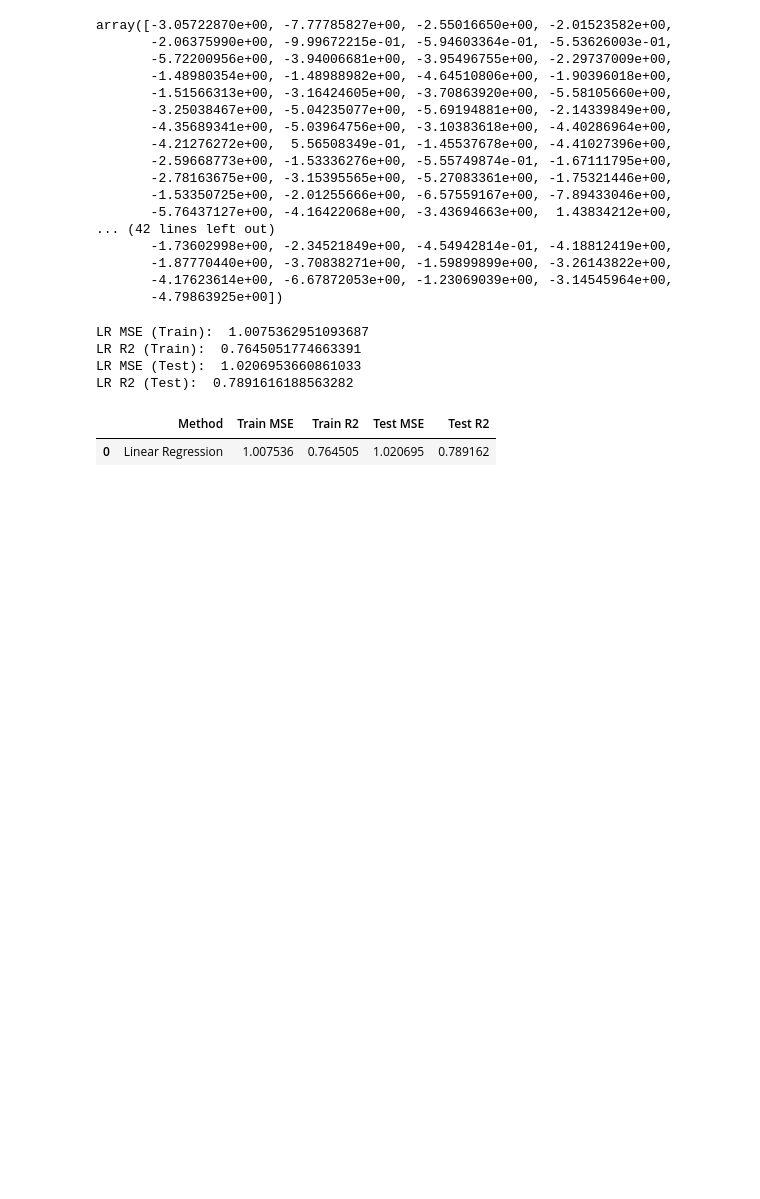
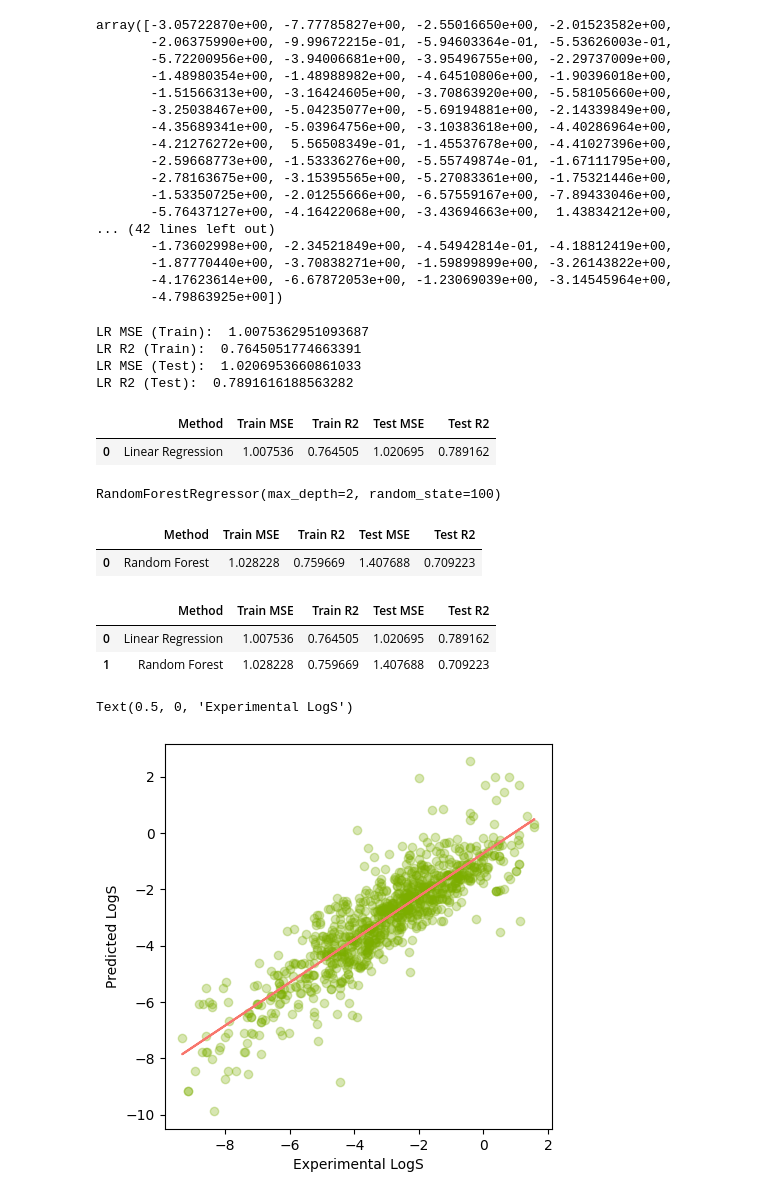
Before and after one commit to Beelzebuddie/simple_ml, a Jupyter notebook: first-ml-project.ipynb, the cells around one changed output. Saved outputs shown, nothing was run; the diff lists cells and outputs as text; code cells hidden in the pictures; blank space fills up the shorter version.

```diff
--- a/first-ml-project.ipynb
+++ b/first-ml-project.ipynb
@@ -178,0 +179,9 @@ lr_results
+# %%
+## Random Forest
+### training the model
+from sklearn.ensemble import RandomForestRegressor # if the Y variable is countable we use RandomForestRegressor. If it is categorical we use RandomForestClassifier
+
+rf = RandomForestRegressor(max_depth=2, random_state=100) # max_depth is the depth of the tree
+rf.fit(x_train, y_train) #training the model
+# %% [output]
+RandomForestRegressor(max_depth=2, random_state=100)
@@ -178,0 +201,34 @@ lr_results
+# %%
+rf_results = pd.DataFrame(['Random Forest', rf_train_mse, rf_train_r2, rf_test_mse, rf_test_r2]).transpose()
+# rename the columns
+rf_results.columns = ['Method', 'Train MSE', 'Train R2', 'Test MSE', 'Test R2']
+rf_results
+# %% [output]
+|  | Method | Train MSE | Train R2 | Test MSE | Test R2 |
+| 0 | Random Forest | 1.028228 | 0.759669 | 1.407688 | 0.709223 |
+# %%
+## Model comparison
+# concatenate the results and reset the index
+df_models = pd.concat([lr_results, rf_results], axis=0).reset_index(drop=True)
+df_models
+# %% [output]
+|  | Method | Train MSE | Train R2 | Test MSE | Test R2 |
+| 0 | Linear Regression | 1.007536 | 0.764505 | 1.020695 | 0.789162 |
+| 1 | Random Forest | 1.028228 | 0.759669 | 1.407688 | 0.709223 |
+# %%
+# visualize the results
+import matplotlib.pyplot as plt
+import numpy as np # for trend line
+
+plt.figure(figsize=(5, 5)) # set the figure size
+plt.scatter(x=y_train, y=y_lr_train_pred, c="#7CAE00", alpha=0.3) # plot the trend line
+
+z = np.polyfit(y_train, y_lr_train_pred, 1) # find the trend line
+p = np.poly1d(z) # define the trend line
+
+plt.plot(y_train, p(y_train), '#F8766D') # plot the trend line
+plt.ylabel('Predicted LogS') #  label the y axis
+plt.xlabel('Experimental LogS') # label the x axis
+# %% [output]
+Text(0.5, 0, 'Experimental LogS')
+[figure, added]
```
Also changed, not shown: parts of 4 cells of this notebook.
